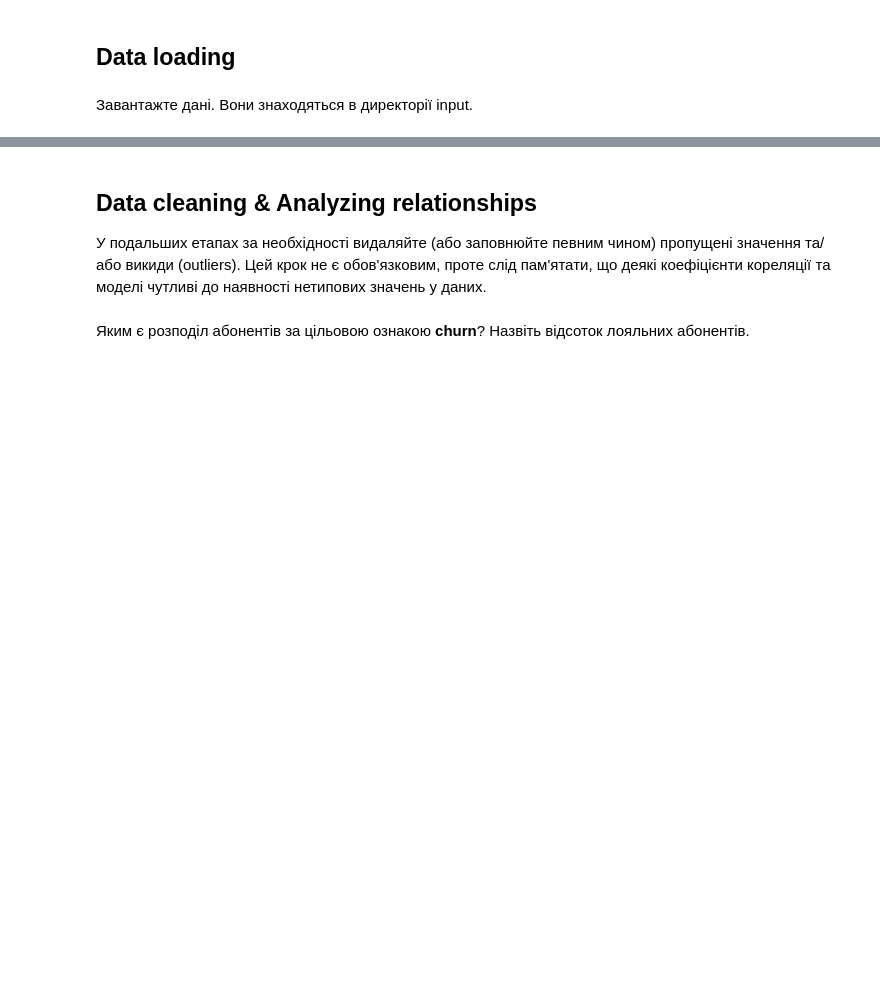
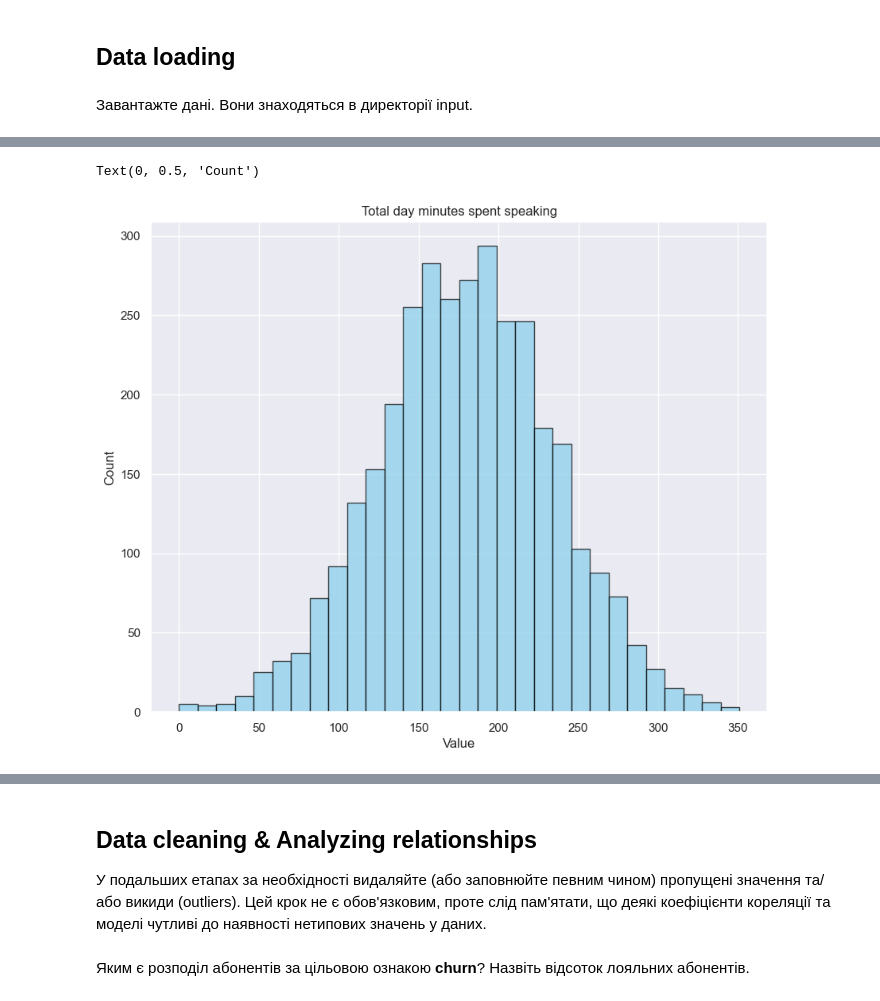
Before and after one commit to oleksiinutlis/onu_ml_course, a Jupyter notebook: LW1/eda-telecom-churn-prediction.ipynb, the cells around one changed output, grey strips where cells are left out. Drawn from its saved outputs; the diff is of its cells as text; code cells hidden in the pictures; blank space fills up the shorter version.

```diff
--- a/LW1/eda-telecom-churn-prediction.ipynb
+++ b/LW1/eda-telecom-churn-prediction.ipynb
@@ -30,0 +120,8 @@ print(os.listdir("../input"))
+# %%
+plt.hist(df['total day minutes'], bins=30, color='skyblue', edgecolor='black', alpha=0.7)
+plt.title('Total day minutes spent speaking')
+plt.xlabel('Value')
+plt.ylabel('Count')
+# %% [output]
+Text(0, 0.5, 'Count')
+[figure, added]
```
Also changed, not shown: parts of 46 cells of this notebook, 4 other files.
